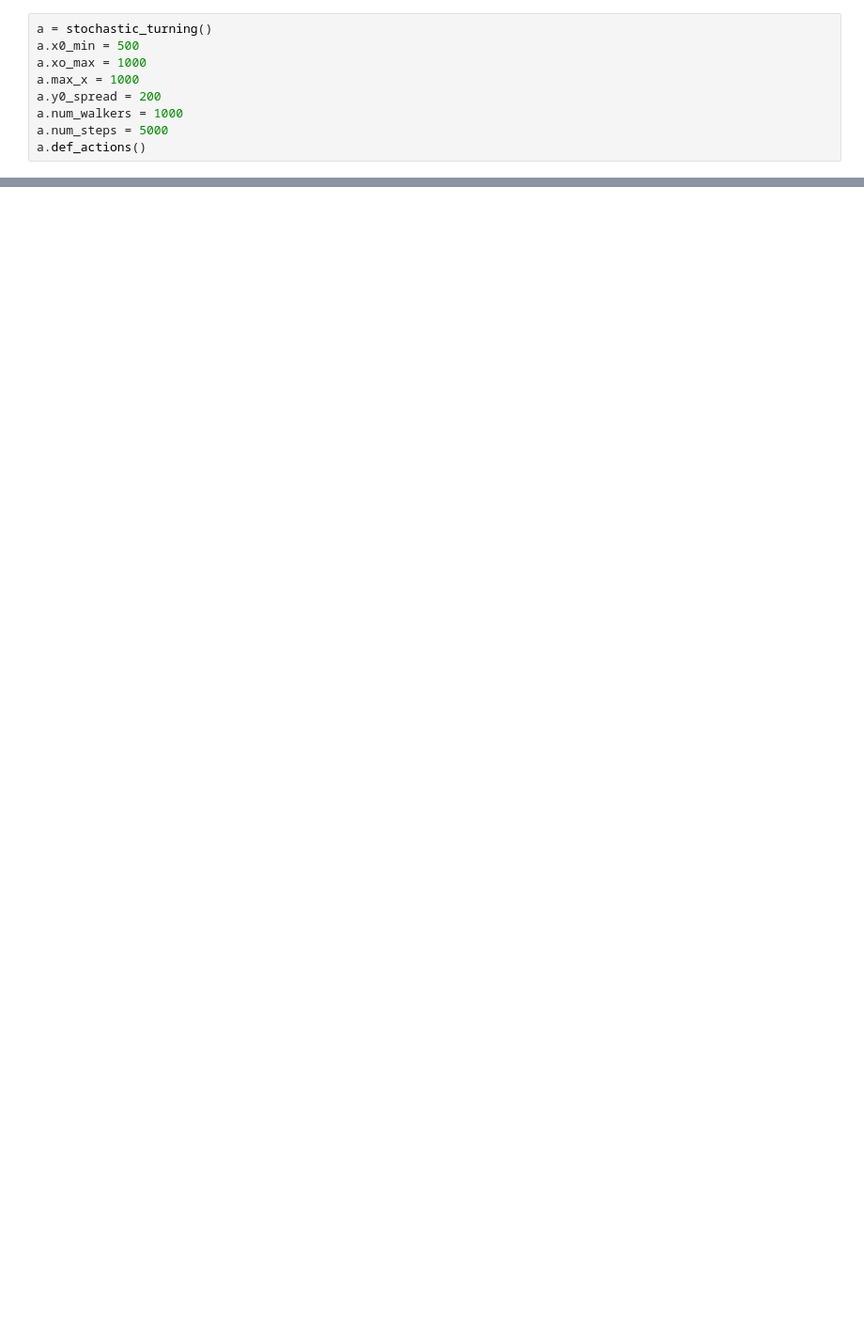
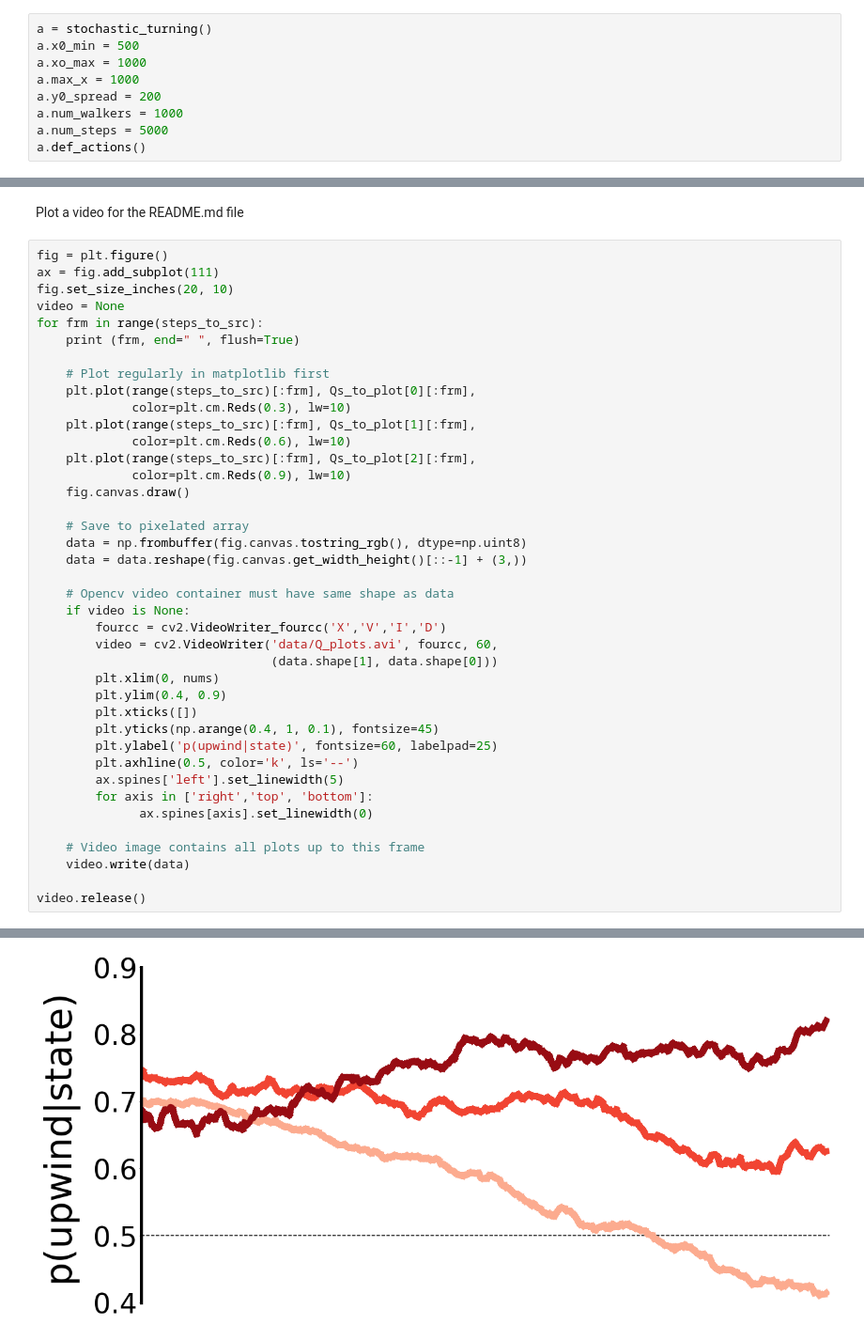
Before and after one commit to niragkadakia/odor-plume-reinforcement-learning, a Jupyter notebook: stochastic-turning model.ipynb, the cells around one changed output, grey strips where cells are left out. Shown at 94% size. Saved outputs shown, nothing was run; the diff lists cells and outputs as text; blank space fills up the shorter version.

```diff
--- a/stochastic-turning model.ipynb
+++ b/stochastic-turning model.ipynb
@@ -232,0 +257,43 @@ plt.show()
+# %% [markdown]
+Plot a video for the README.md file
+# %%
+fig = plt.figure()
+ax = fig.add_subplot(111)
+fig.set_size_inches(20, 10)
+video = None
+for frm in range(steps_to_src):
+    print (frm, end=" ", flush=True)
+
+    # Plot regularly in matplotlib first
+    plt.plot(range(steps_to_src)[:frm], Qs_to_plot[0][:frm],
+             color=plt.cm.Reds(0.3), lw=10)
+    plt.plot(range(steps_to_src)[:frm], Qs_to_plot[1][:frm],
+             color=plt.cm.Reds(0.6), lw=10)
+    plt.plot(range(steps_to_src)[:frm], Qs_to_plot[2][:frm],
+             color=plt.cm.Reds(0.9), lw=10)
+    fig.canvas.draw()
+
+    # Save to pixelated array
+    data = np.frombuffer(fig.canvas.tostring_rgb(), dtype=np.uint8)
+    data = data.reshape(fig.canvas.get_width_height()[::-1] + (3,))
+
+    # Opencv video container must have same shape as data
+    if video is None:
+        fourcc = cv2.VideoWriter_fourcc('X','V','I','D')
+        video = cv2.VideoWriter('data/Q_plots.avi', fourcc, 60,
+                                (data.shape[1], data.shape[0]))
+        plt.xlim(0, nums)
+        plt.ylim(0.4, 0.9)
+        plt.xticks([])
+        plt.yticks(np.arange(0.4, 1, 0.1), fontsize=45)
+        plt.ylabel('p(upwind|state)', fontsize=60, labelpad=25)
+        plt.axhline(0.5, color='k', ls='--')
+        ax.spines['left'].set_linewidth(5)
+        for axis in ['right','top', 'bottom']:
+              ax.spines[axis].set_linewidth(0)
+
+    # Video image contains all plots up to this frame
+    video.write(data)
+
+video.release()
+# %% [output]
@@ -232,0 +317 @@ plt.show()
+[figure, added]
```
Also changed, not shown: parts of 13 cells of this notebook, 10 other files.
